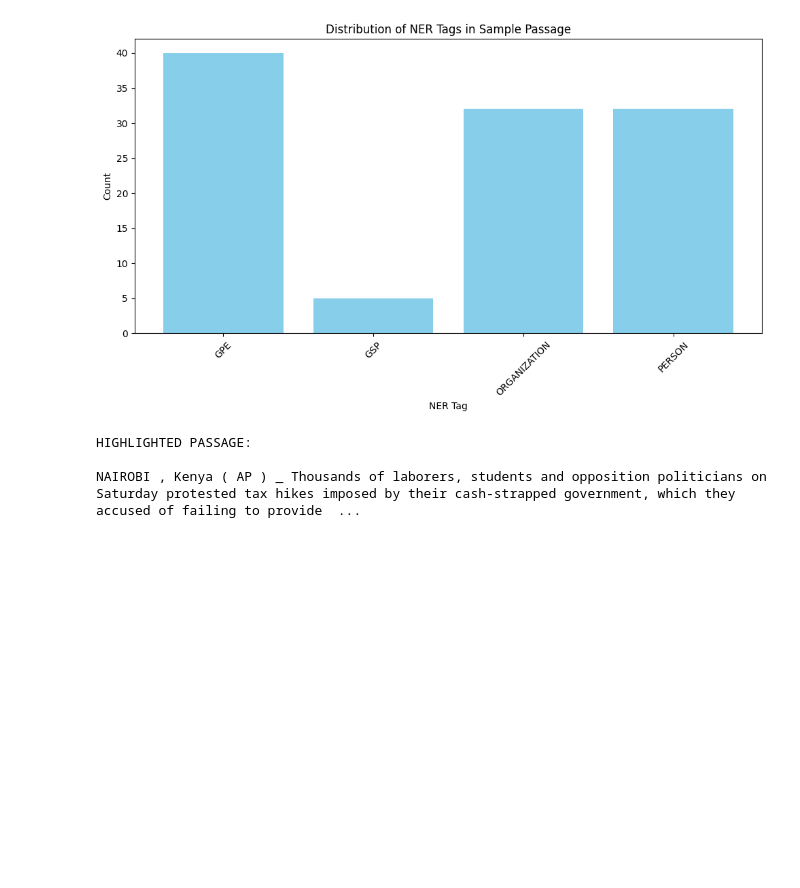
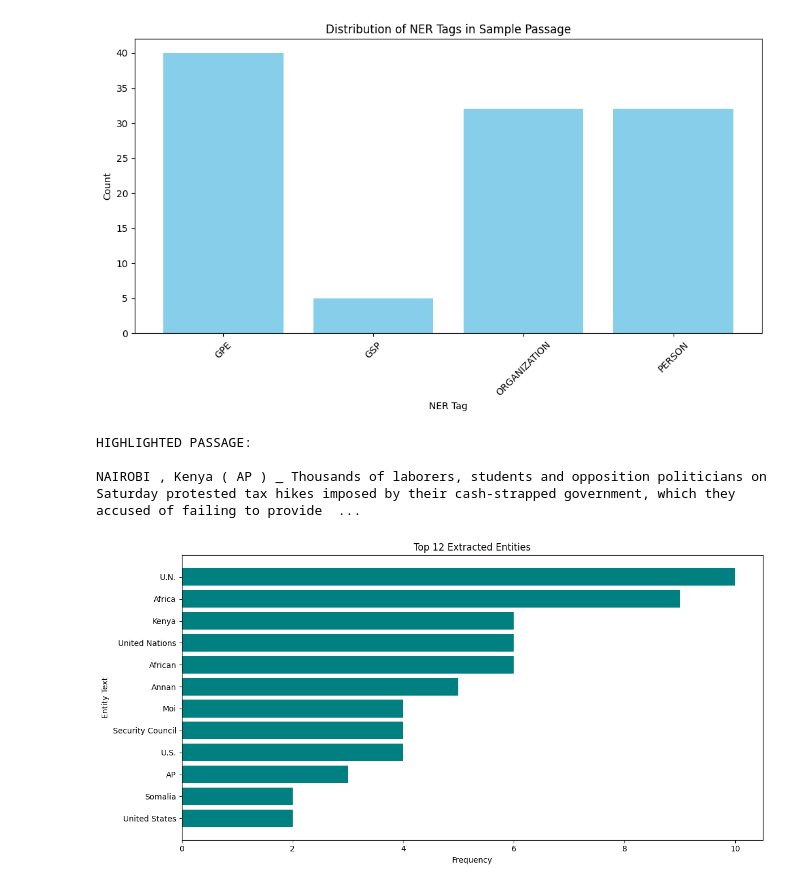
Before and after one commit to ArnavKarwa07/CCNLP, a Jupyter notebook: assignment4.ipynb, the cells around one changed output. Saved outputs shown, nothing was run; the diff lists cells and outputs as text; code cells hidden in the pictures; blank space fills up the shorter version.

Commit message:
4 visuals, 5ui ,6,7

```diff
--- a/assignment4.ipynb
+++ b/assignment4.ipynb
@@ -387,3 +387,23 @@ print(highlighted_passage)
 HIGHLIGHTED PASSAGE:
 
 NAIROBI , Kenya ( AP ) _ Thousands of laborers, students and opposition politicians on Saturday protested tax hikes imposed by their cash-strapped government, which they accused of failing to provide  ...
+# %%
+entity_freq = Counter(entity_text for entity_text, _ in entities)
+
+if entity_freq:
+    top_n = 12
+    top_entities = entity_freq.most_common(top_n)
+    names = [name for name, _ in top_entities]
+    values = [count for _, count in top_entities]
+
+    plt.figure(figsize=(12, 6))
+    plt.barh(names[::-1], values[::-1], color="teal")
+    plt.xlabel("Frequency")
+    plt.ylabel("Entity Text")
+    plt.title(f"Top {min(top_n, len(top_entities))} Extracted Entities")
+    plt.tight_layout()
+    plt.show()
+else:
+    print("No entities available to visualize.")
+# %% [output]
+[figure, added]
```
Also changed, not shown: parts of 1 cell of this notebook, 3 other files.
